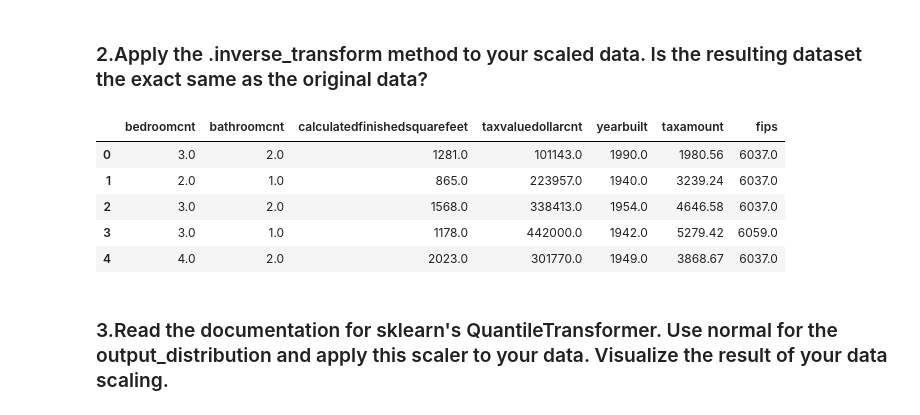
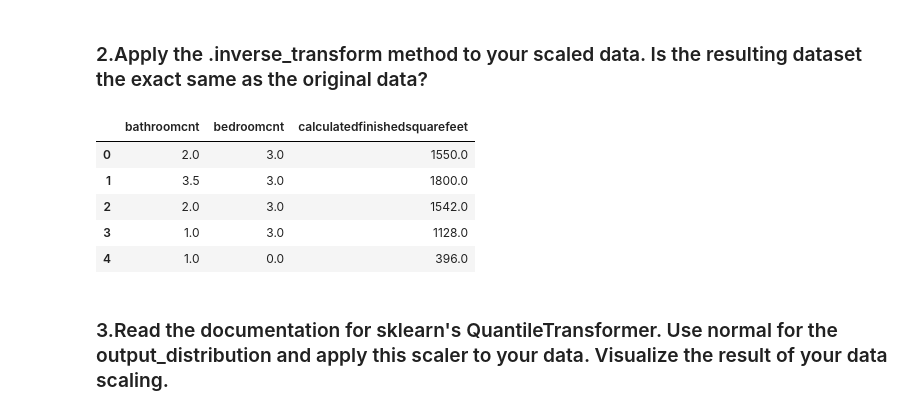
Before and after one commit to Saroj6632/Linear-Regression, a Jupyter notebook: scaling.ipynb, the cells around one changed output. Saved outputs shown, nothing was run; the diff lists cells and outputs as text; code cells hidden in the pictures.

```diff
--- a/scaling.ipynb
+++ b/scaling.ipynb
@@ -55,12 +51,12 @@ fips
 # %%
 # columns that needed to be scaled in a list.
-scale_col=[bathroom, bedroom,footage_area]
+scale_col=['bathroomcnt', 'bedroomcnt','calculatedfinishedsquarefeet']
 # %%
 scaler=sklearn.preprocessing.MinMaxScaler()
 # %%
 # splitting the data into train, validate and test sample.
-x_train_and_validate, x_test = train_test_split(df, random_state=123)
-x_train, x_validate = train_test_split(x_train_and_validate)
+x_train_and_validate, x_test = train_test_split(df,test_size=.2 ,random_state=123)
+x_train, x_validate = train_test_split(x_train_and_validate,test_size=.3,random_state=123)
 # %%
 print(x_train.shape, x_validate.shape, x_test.shape)
 # %% [output]
@@ -99,13 +96,13 @@ fips
 # %%
 # fit the scaler to train data sample
-scaler.fit(x_train)
+scaler.fit(x_train[scale_col])
 # %% [output]
 MinMaxScaler()
 # %%
 #use.transform to apply scaling to all splitted data samples
-x_train_scaled = scaler.transform(x_train)
-x_validate_scaled = scaler.transform(x_validate)
-x_test_scaled = scaler.transform(x_test)
+x_train_scaled = scaler.transform(x_train[scale_col])
+x_validate_scaled = scaler.transform(x_validate[scale_col])
+x_test_scaled = scaler.transform(x_test[scale_col])
 # %%
 # for col in x_train:
 #     scaler=sklearn.preprocessing.MinMaxScaler()
@@ -146,15 +135,15 @@ fips
 ### 2.Apply the .inverse_transform method to your scaled data. Is the resulting dataset the exact same as the original data?
 # %%
 inverse= scaler.inverse_transform(x_train_scaled)
-df= pd.DataFrame(inverse,columns=x_train.columns)
+df= pd.DataFrame(inverse,columns=scale_col)
 df.head()
 # %% [output]
-|  | bedroomcnt | bathroomcnt | calculatedfinishedsquarefeet | taxvaluedollarcnt | yearbuilt | taxamount | fips |
-| 0 | 3.0 | 2.0 | 1281.0 | 101143.0 | 1990.0 | 1980.56 | 6037.0 |
-| 1 | 2.0 | 1.0 | 865.0 | 223957.0 | 1940.0 | 3239.24 | 6037.0 |
-| 2 | 3.0 | 2.0 | 1568.0 | 338413.0 | 1954.0 | 4646.58 | 6037.0 |
-| 3 | 3.0 | 1.0 | 1178.0 | 442000.0 | 1942.0 | 5279.42 | 6059.0 |
-| 4 | 4.0 | 2.0 | 2023.0 | 301770.0 | 1949.0 | 3868.67 | 6037.0 |
+|  | bathroomcnt | bedroomcnt | calculatedfinishedsquarefeet |
+| 0 | 2.0 | 3.0 | 1550.0 |
+| 1 | 3.5 | 3.0 | 1800.0 |
+| 2 | 2.0 | 3.0 | 1542.0 |
+| 3 | 1.0 | 3.0 | 1128.0 |
+| 4 | 1.0 | 0.0 | 396.0 |
 # %% [markdown]
 ### 3.Read the documentation for sklearn's QuantileTransformer. Use normal for the output_distribution and apply this scaler to your data. Visualize the result of your data scaling.
 # %%
```
Also changed, not shown: parts of 15 cells of this notebook.
